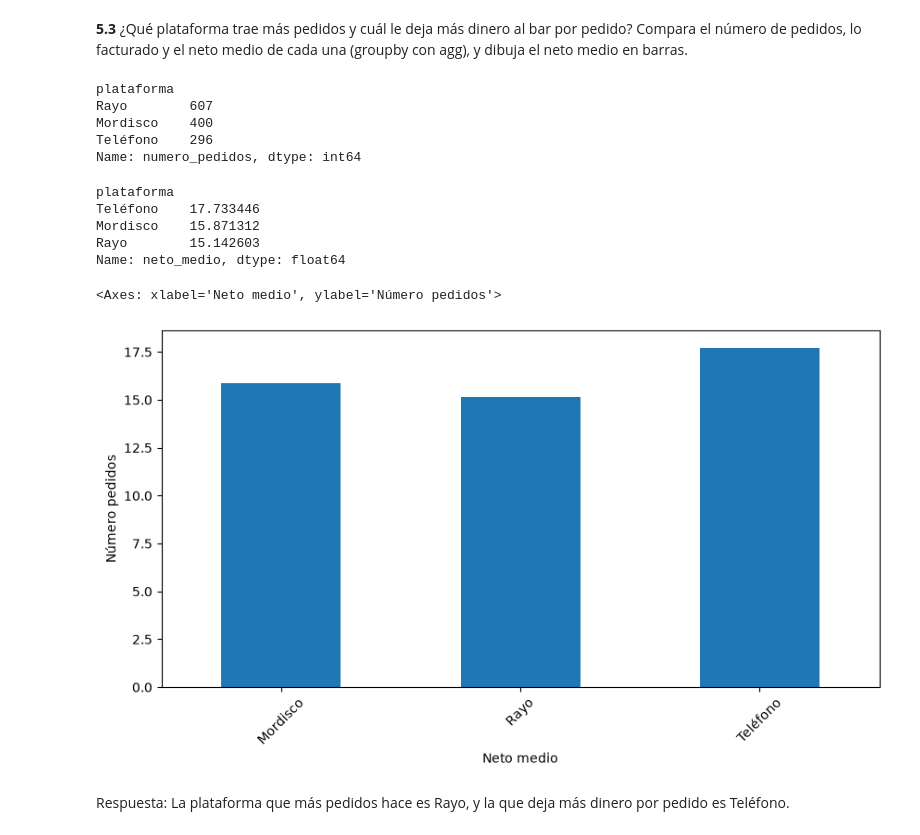
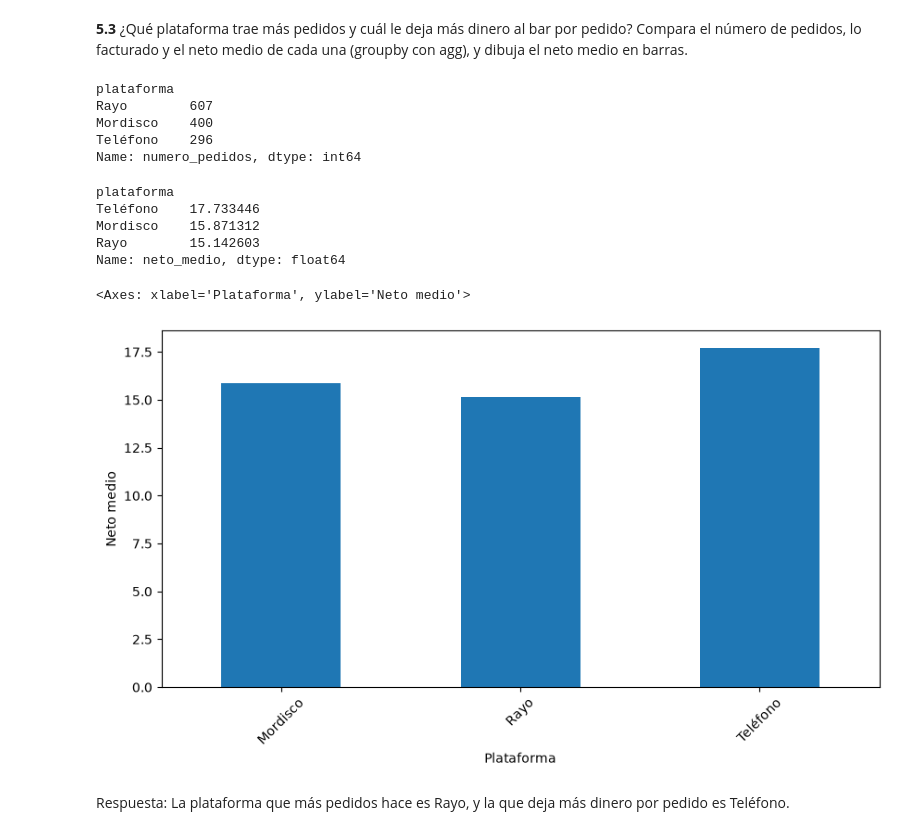
Before and after one commit to jonvaque69-cmyk/A-domicilio, a Jupyter notebook: a_domicilio.ipynb, the cells around one changed output. Drawn from its saved outputs; the diff is of its cells as text; code cells hidden in the pictures.

```diff
--- a/a_domicilio.ipynb
+++ b/a_domicilio.ipynb
@@ -596,21 +596,21 @@ Respuesta:Cada semana que pasa los pedidos van a más.
 # %%
 pedidos_plataforma = pedidos_entregados.groupby("plataforma").agg(numero_pedidos=("id","count"), facturado=("total", "sum"), neto_medio=("neto","mean"))
 display(pedidos_plataforma["numero_pedidos"].sort_values(ascending=False))
 display(pedidos_plataforma["neto_medio"].sort_values(ascending=False))
-pedidos_plataforma["neto_medio"].plot(kind="bar", figsize=(10,5), xlabel="Neto medio", ylabel="Número pedidos", rot=45)
+pedidos_plataforma["neto_medio"].plot(kind="bar", figsize=(10,5), xlabel="Plataforma", ylabel="Neto medio", rot=45)
 # %% [output]
 plataforma
 Rayo        607
 Mordisco    400
 Teléfono    296
 Name: numero_pedidos, dtype: int64
 plataforma
 Teléfono    17.733446
 Mordisco    15.871312
 Rayo        15.142603
 Name: neto_medio, dtype: float64
-<Axes: xlabel='Neto medio', ylabel='Número pedidos'>
+<Axes: xlabel='Plataforma', ylabel='Neto medio'>
-[figure, old version]
+[figure, new version]
 # %% [markdown]
 Respuesta: La plataforma que más pedidos hace es Rayo, y la que deja más dinero por pedido es Teléfono.
 # %% [markdown]
```
Also changed, not shown: parts of 8 cells of this notebook, 3 other files.
